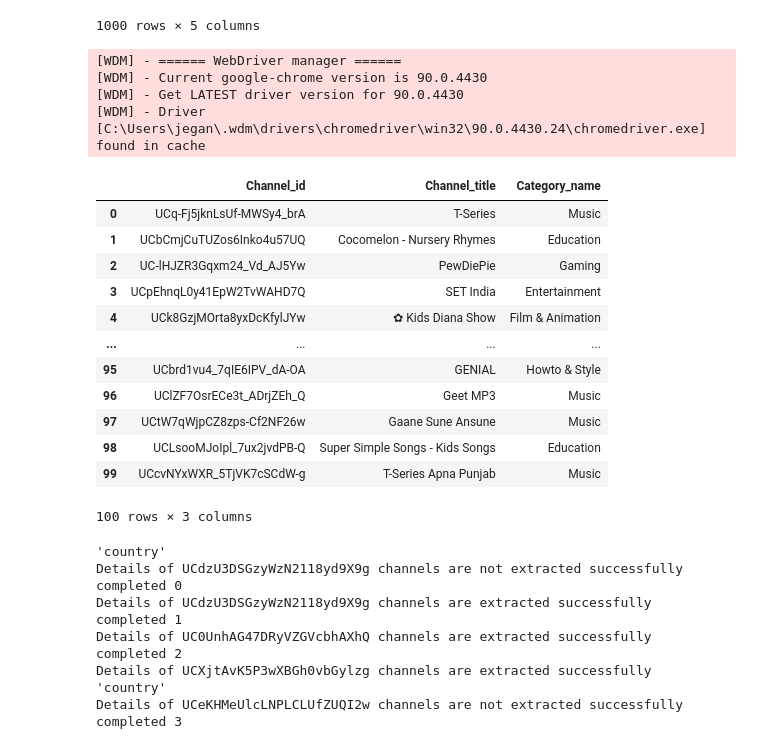
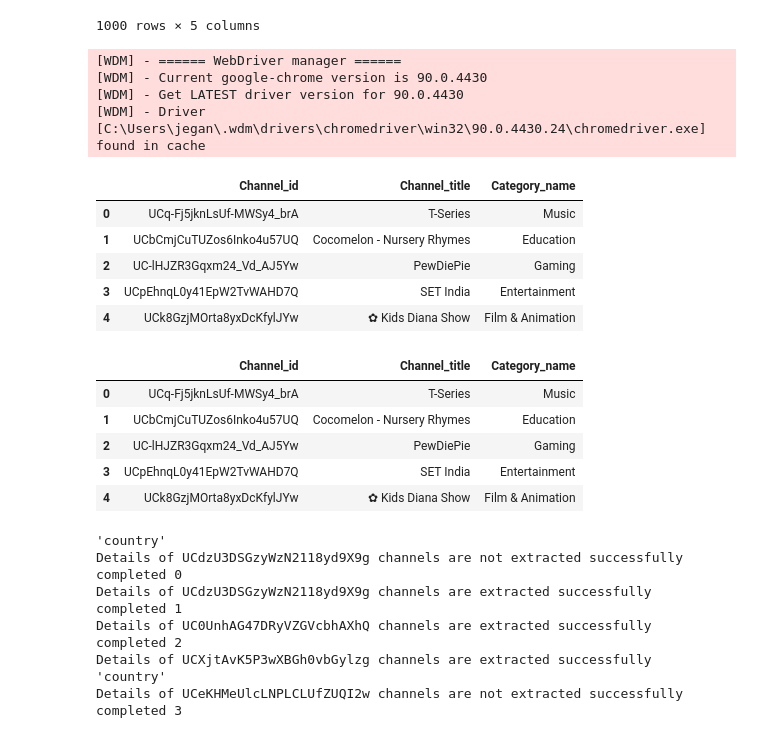
Before and after one commit to supriyada/ETL-Project, a Jupyter notebook: main_notebook.ipynb, the cells around one changed output. Drawn from its saved outputs; the diff is of its cells as text; code cells hidden in the pictures.

```diff
--- a/main_notebook.ipynb
+++ b/main_notebook.ipynb
@@ -64,25 +64,29 @@ channel_info
 # %%
 #Top channels scrapped from website using selenium & beautiful soup
 user_details = top_youtuber()
-user_details
+user_details.head()
 # %% [output]
 [WDM] - ====== WebDriver manager ======
 [WDM] - Current google-chrome version is 90.0.4430
 [WDM] - Get LATEST driver version for 90.0.4430
 [WDM] - Driver [C:\Users\jegan\.wdm\drivers\chromedriver\win32\90.0.4430.24\chromedriver.exe] found in cache
 |  | Channel_id | Channel_title | Category_name |
 | 0 | UCq-Fj5jknLsUf-MWSy4_brA | T-Series | Music |
 | 1 | UCbCmjCuTUZos6Inko4u57UQ | Cocomelon - Nursery Rhymes | Education |
 | 2 | UC-lHJZR3Gqxm24_Vd_AJ5Yw | PewDiePie | Gaming |
 | 3 | UCpEhnqL0y41EpW2TvWAHD7Q | SET India | Entertainment |
 | 4 | UCk8GzjMOrta8yxDcKfylJYw | ✿ Kids Diana Show | Film & Animation |
-| ... | ... | ... | ... |
-| 95 | UCbrd1vu4_7qIE6IPV_dA-OA | GENIAL | Howto & Style |
-| 96 | UClZF7OsrECe3t_ADrjZEh_Q | Geet MP3 | Music |
-| 97 | UCtW7qWjpCZ8zps-Cf2NF26w | Gaane Sune Ansune | Music |
-| 98 | UCLsooMJoIpl_7ux2jvdPB-Q | Super Simple Songs - Kids Songs | Education |
-| 99 | UCcvNYxWXR_5TjVK7cSCdW-g | T-Series Apna Punjab | Music |
-100 rows × 3 columns
+# %%
+user_details['Channel_title'] = user_details['Channel_title'].str.strip()
+user_details['Category_name'] = user_details['Category_name'].str.strip()
+user_details.head()
+# %% [output]
+|  | Channel_id | Channel_title | Category_name |
+| 0 | UCq-Fj5jknLsUf-MWSy4_brA | T-Series | Music |
+| 1 | UCbCmjCuTUZos6Inko4u57UQ | Cocomelon - Nursery Rhymes | Education |
+| 2 | UC-lHJZR3Gqxm24_Vd_AJ5Yw | PewDiePie | Gaming |
+| 3 | UCpEhnqL0y41EpW2TvWAHD7Q | SET India | Entertainment |
+| 4 | UCk8GzjMOrta8yxDcKfylJYw | ✿ Kids Diana Show | Film & Animation |
 # %%
 #Retreive more information on channels from csv file through youtube API
 channel_detailed_info_csv = get_user_info()
```
Also changed, not shown: parts of 2 cells of this notebook, 2 other files.
